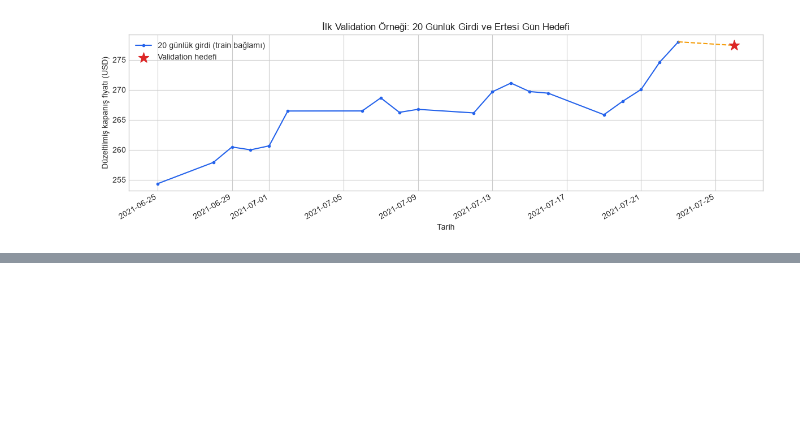
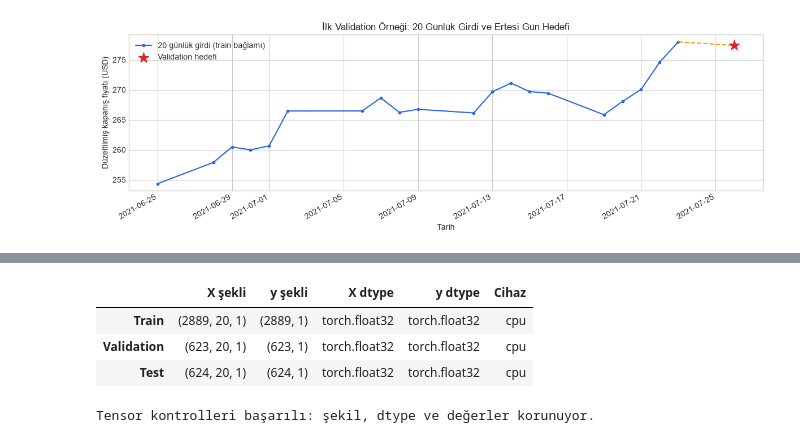
Before and after one commit to bsdburak/MS-Stock-Price-Prediction, a Jupyter notebook: notebooks/02_data_preparation.ipynb, the cells around one changed output, grey strips where cells are left out. Cells and saved outputs as stored; diff of their text form; code cells hidden in the pictures; blank space fills up the shorter version.

Commit message:
feat: convert sequences to PyTorch tensors

```diff
--- a/notebooks/02_data_preparation.ipynb
+++ b/notebooks/02_data_preparation.ipynb
@@ -456,0 +462,69 @@ plt.show()
+# %%
+X_train_tensor = torch.from_numpy(X_train)
+y_train_tensor = torch.from_numpy(y_train)
+X_validation_tensor = torch.from_numpy(X_validation)
+y_validation_tensor = torch.from_numpy(y_validation)
+X_test_tensor = torch.from_numpy(X_test)
+y_test_tensor = torch.from_numpy(y_test)
+# %%
+tensor_summary = pd.DataFrame(
+    {
+        "X şekli": [
+            str(tuple(X_train_tensor.shape)),
+            str(tuple(X_validation_tensor.shape)),
+            str(tuple(X_test_tensor.shape)),
+        ],
+        "y şekli": [
+            str(tuple(y_train_tensor.shape)),
+            str(tuple(y_validation_tensor.shape)),
+            str(tuple(y_test_tensor.shape)),
+        ],
+        "X dtype": [
+            str(X_train_tensor.dtype),
+            str(X_validation_tensor.dtype),
+            str(X_test_tensor.dtype),
+        ],
+        "y dtype": [
+            str(y_train_tensor.dtype),
+            str(y_validation_tensor.dtype),
+            str(y_test_tensor.dtype),
+        ],
+        "Cihaz": [
+            str(X_train_tensor.device),
+            str(X_validation_tensor.device),
+            str(X_test_tensor.device),
+        ],
+    },
+    index=["Train", "Validation", "Test"],
+)
+
+tensor_summary
+# %% [output]
+|  | X şekli | y şekli | X dtype | y dtype | Cihaz |
+| Train | (2889, 20, 1) | (2889, 1) | torch.float32 | torch.float32 | cpu |
+| Validation | (623, 20, 1) | (623, 1) | torch.float32 | torch.float32 | cpu |
+| Test | (624, 20, 1) | (624, 1) | torch.float32 | torch.float32 | cpu |
+# %%
+tensor_pairs = [
+    (X_train, y_train, X_train_tensor, y_train_tensor),
+    (X_validation, y_validation, X_validation_tensor, y_validation_tensor),
+    (X_test, y_test, X_test_tensor, y_test_tensor),
+]
+
+for X_array, y_array, X_tensor, y_tensor in tensor_pairs:
+    assert X_tensor.dtype == torch.float32
+    assert y_tensor.dtype == torch.float32
+    assert X_tensor.ndim == 3
+    assert X_tensor.shape[1:] == (LOOKBACK, 1)
+    assert y_tensor.ndim == 2
+    assert y_tensor.shape[1] == 1
+    assert X_tensor.is_contiguous()
+    assert y_tensor.is_contiguous()
+    assert not X_tensor.requires_grad
+    assert not y_tensor.requires_grad
+    np.testing.assert_array_equal(X_tensor.numpy(), X_array)
+    np.testing.assert_array_equal(y_tensor.numpy(), y_array)
+
+print("Tensor kontrolleri başarılı: şekil, dtype ve değerler korunuyor.")
+# %% [output]
+Tensor kontrolleri başarılı: şekil, dtype ve değerler korunuyor.
```
Also changed, not shown: parts of 4 cells of this notebook.
